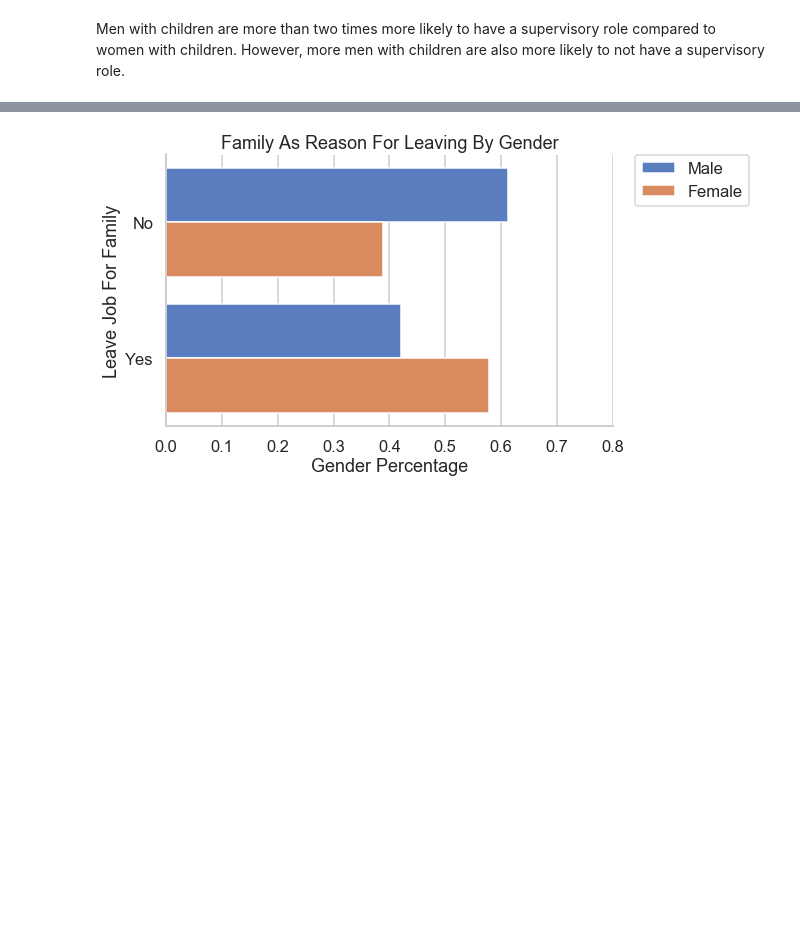
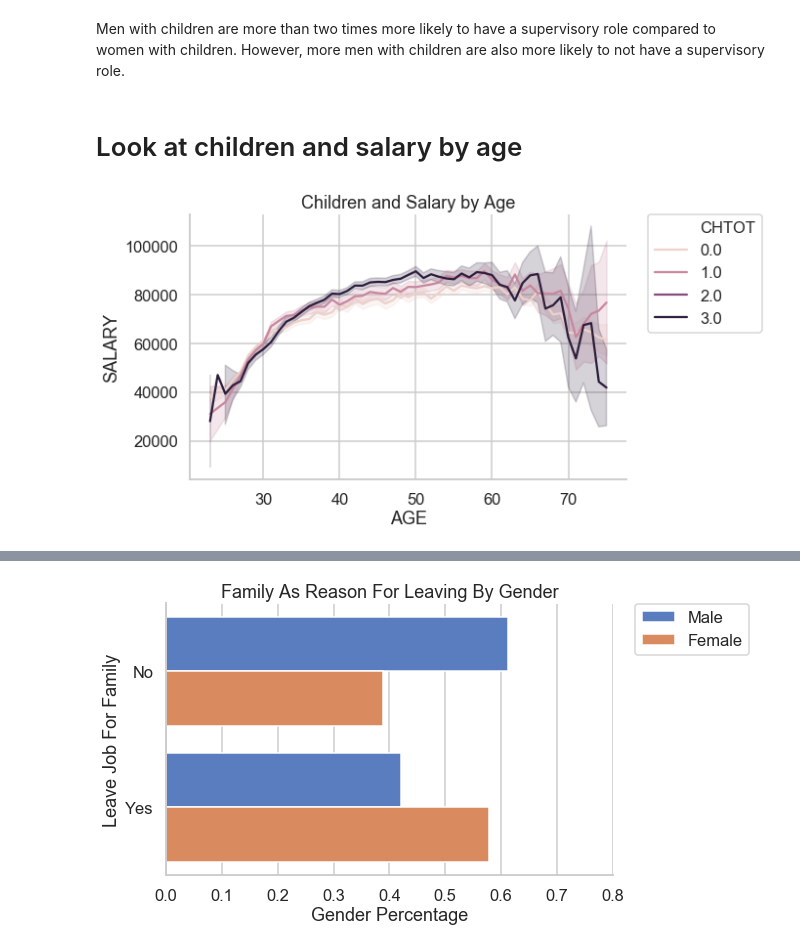
Before and after one commit to kuevho/Capstone-Project-1, a Jupyter notebook: Motherhood in the workforce_EDA.ipynb, the cells around one changed output, grey strips where cells are left out. Cells and saved outputs as stored; diff of their text form; code cells hidden in the pictures; blank space fills up the shorter version.

```diff
--- a/Motherhood in the workforce_EDA.ipynb
+++ b/Motherhood in the workforce_EDA.ipynb
@@ -355,3 +361,15 @@ sns.despine()
 [figure]
 # %% [markdown]
 Men with children are more than two times more likely to have a supervisory role compared to women with children. However, more men with children are also more likely to not have a supervisory role.
+# %% [markdown]
+# Look at children and salary by age
+# %%
+fig=plt.figure(figsize=[8,5])
+ax = fig.add_subplot(111)
+sns.lineplot(x='AGE', y='SALARY', data=df, hue='CHTOT')
+plt.title('Children and Salary by Age')
+lgd=ax.legend(bbox_to_anchor=(1.05, 1), loc=2, borderaxespad=0.)
+sns.despine()
+plt.savefig('candsbyage.png', bbox_extra_artists=(lgd,), bbox_inches='tight', dpi = 150)
+# %% [output]
+[figure, added]
```
Also changed, not shown: parts of 15 cells of this notebook.
